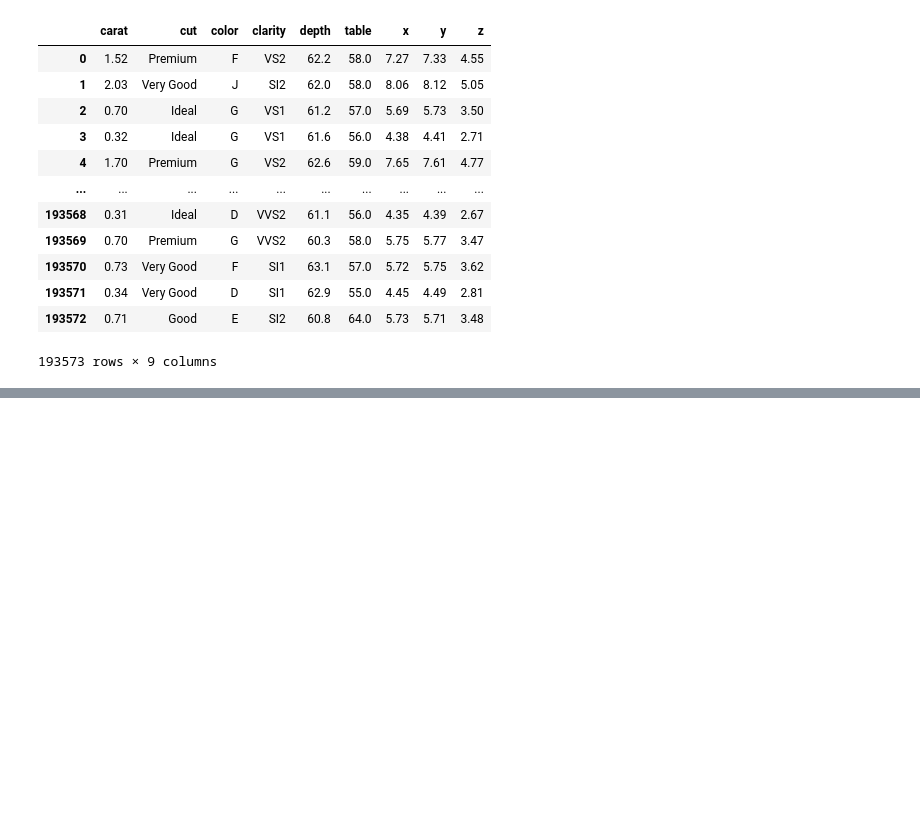
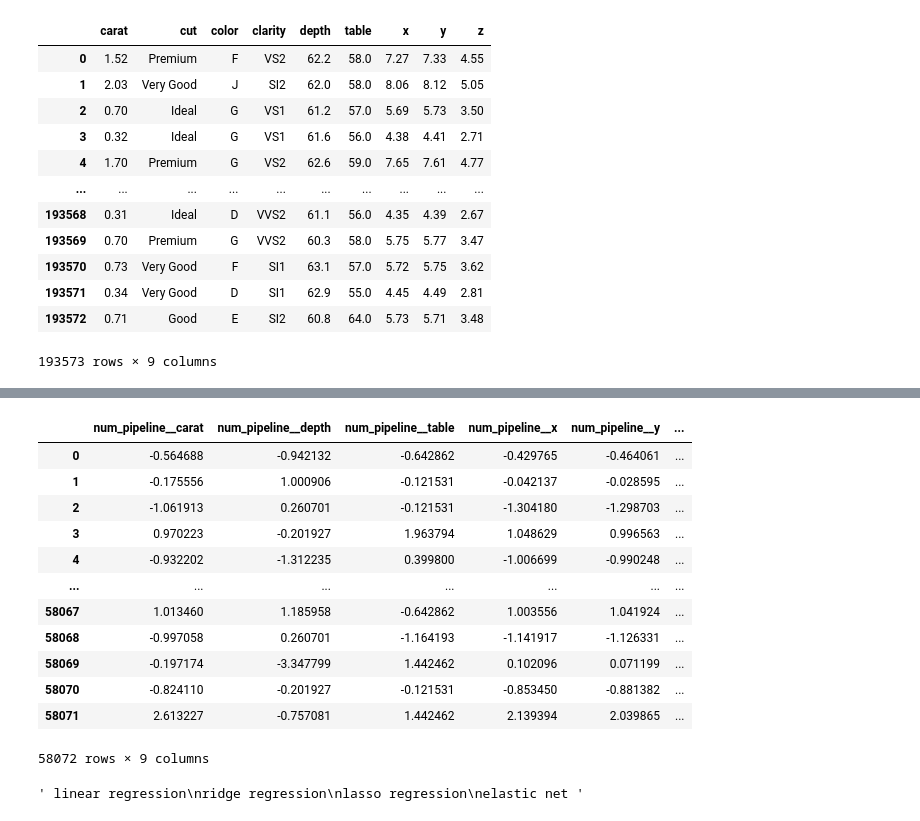
Before and after one commit to Simmisingh3/end_to_end_ML, a Jupyter notebook: notebooks/model_training.ipynb, the cells around one changed output, grey strips where cells are left out. Drawn from its saved outputs; the diff is of its cells as text; code cells hidden in the pictures; blank space fills up the shorter version.

```diff
--- a/notebooks/model_training.ipynb
+++ b/notebooks/model_training.ipynb
@@ -51,0 +191,23 @@ from sklearn.preprocessing import
+# %%
+X_test
+# %% [output]
+|  | num_pipeline__carat | num_pipeline__depth | num_pipeline__table | num_pipeline__x | num_pipeline__y | ... |
+| 0 | -0.564688 | -0.942132 | -0.642862 | -0.429765 | -0.464061 | ... |
+| 1 | -0.175556 | 1.000906 | -0.121531 | -0.042137 | -0.028595 | ... |
+| 2 | -1.061913 | 0.260701 | -0.121531 | -1.304180 | -1.298703 | ... |
+| 3 | 0.970223 | -0.201927 | 1.963794 | 1.048629 | 0.996563 | ... |
+| 4 | -0.932202 | -1.312235 | 0.399800 | -1.006699 | -0.990248 | ... |
+| ... | ... | ... | ... | ... | ... | ... |
+| 58067 | 1.013460 | 1.185958 | -0.642862 | 1.003556 | 1.041924 | ... |
+| 58068 | -0.997058 | 0.260701 | -1.164193 | -1.141917 | -1.126331 | ... |
+| 58069 | -0.197174 | -3.347799 | 1.442462 | 0.102096 | 0.071199 | ... |
+| 58070 | -0.824110 | -0.201927 | -0.121531 | -0.853450 | -0.881382 | ... |
+| 58071 | 2.613227 | -0.757081 | 1.442462 | 2.139394 | 2.039865 | ... |
+58072 rows × 9 columns
+# %%
+""" linear regression
+ridge regression
+lasso regression
+elastic net """
+# %% [output]
+' linear regression\nridge regression\nlasso regression\nelastic net '
```
Also changed, not shown: parts of 29 cells of this notebook.
